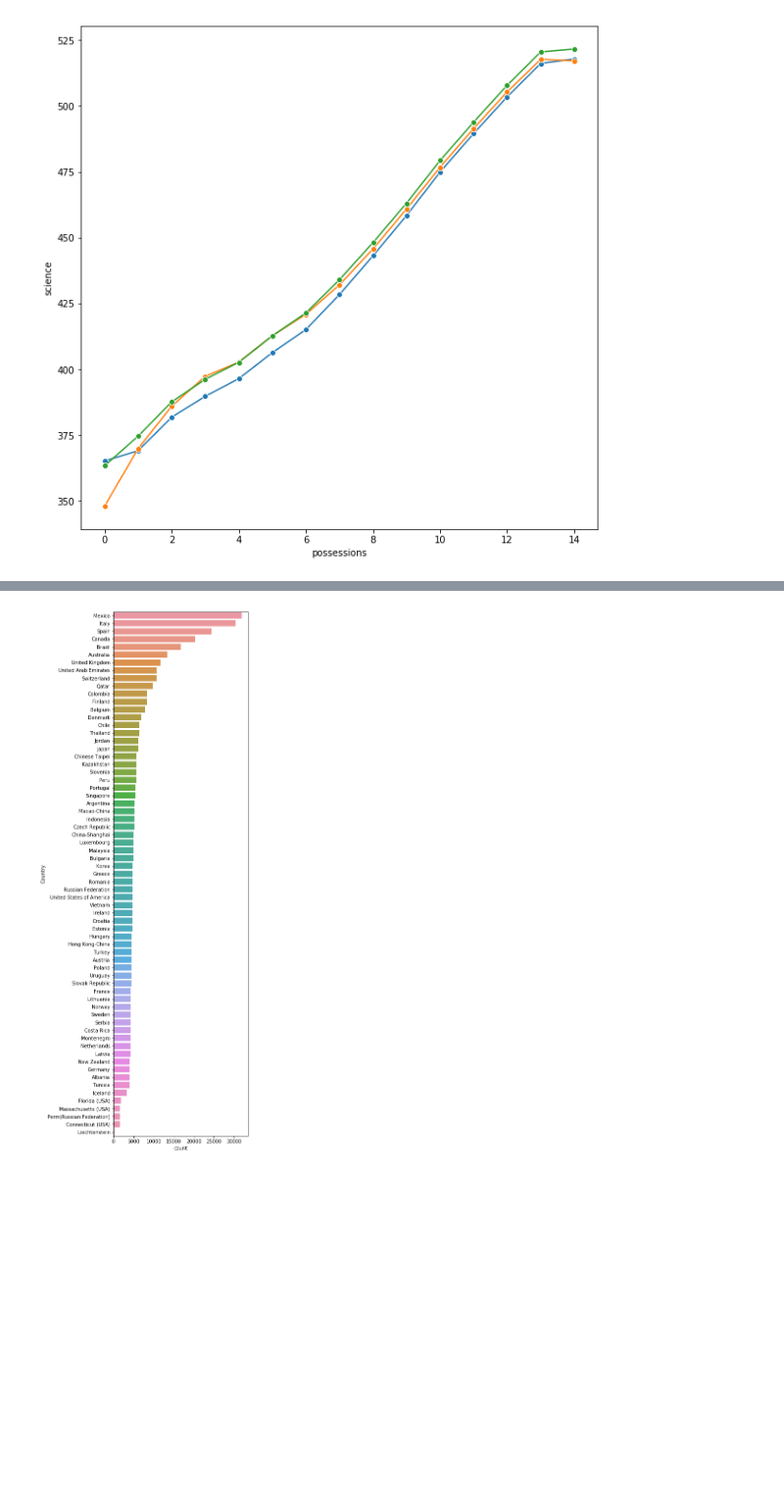
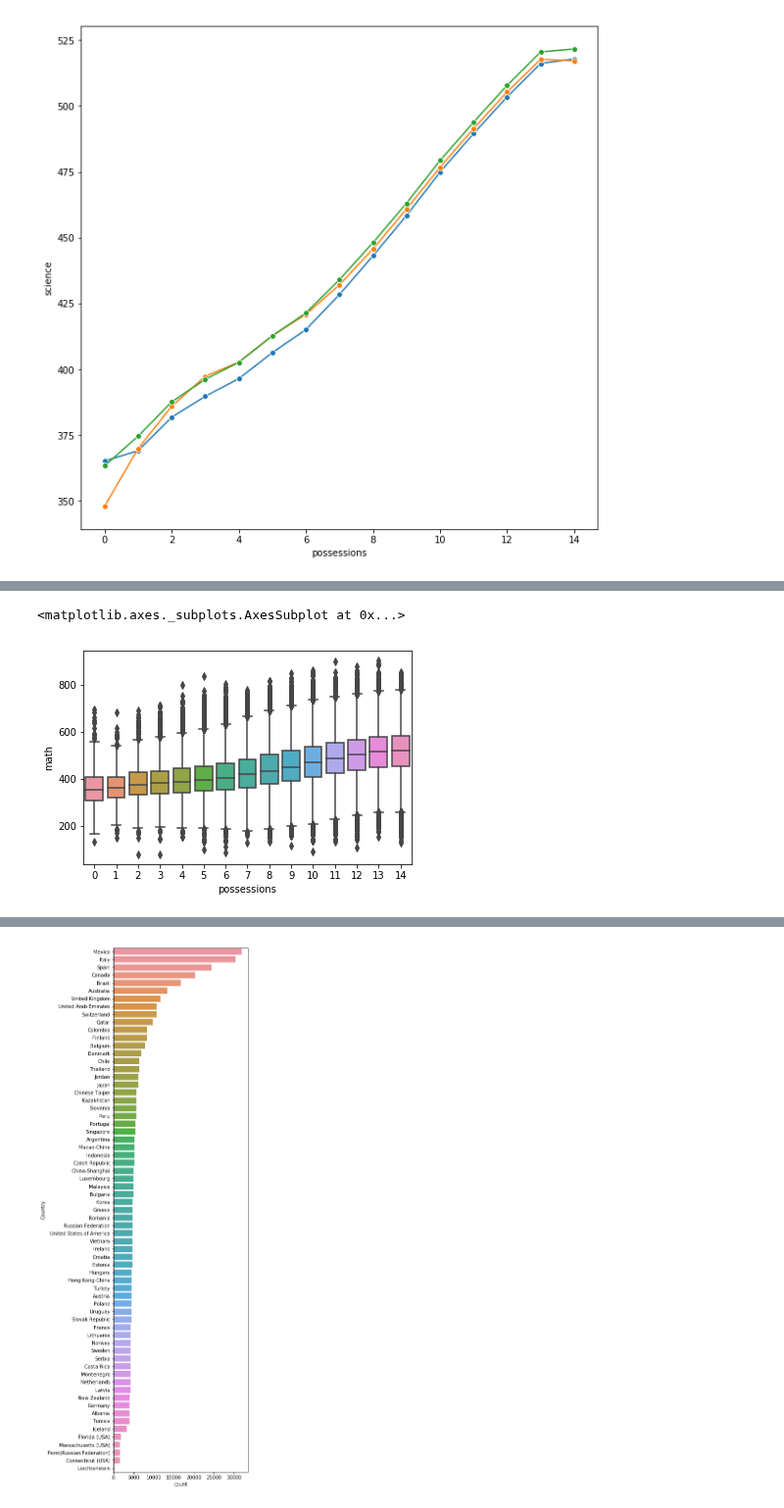
Before and after one commit to Steve-Choi/DAND, a Jupyter notebook: Communicate-Data-Findings/Communicate-Data-Findings.ipynb, the cells around one changed output, grey strips where cells are left out. Shown at 98% size. Cells and saved outputs as stored; diff of their text form; code cells hidden in the pictures; blank space fills up the shorter version.

```diff
--- a/Communicate-Data-Findings/Communicate-Data-Findings.ipynb
+++ b/Communicate-Data-Findings/Communicate-Data-Findings.ipynb
@@ -330,0 +367,5 @@ sns.regplot(x="possessions", y="math", data=df);
+# %%
+sns.boxplot(data = df, x="possessions", y="math")
+# %% [output]
+<matplotlib.axes._subplots.AxesSubplot at 0x...>
+[figure, added]
```
Also changed, not shown: parts of 10 cells of this notebook.
